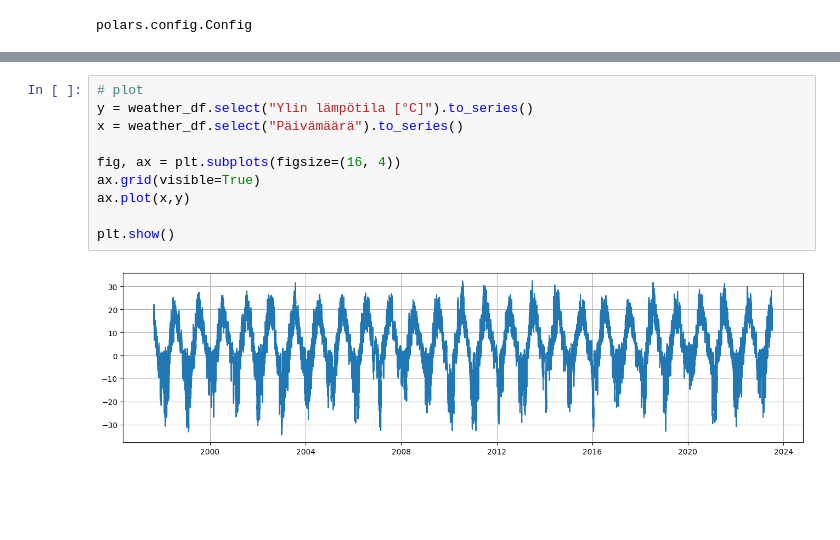
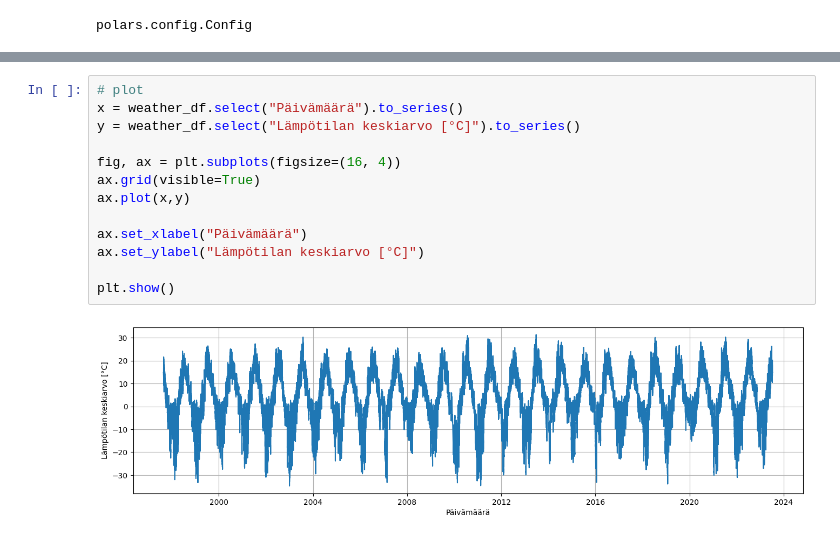
Before and after one commit to wonkybream/weather-exploration, a Jupyter notebook: Sää.ipynb, the cells around one changed output, grey strips where cells are left out. Drawn from its saved outputs; the diff is of its cells as text; blank space fills up the shorter version.

```diff
--- a/Sää.ipynb
+++ b/Sää.ipynb
@@ -89,12 +82,15 @@ weather_df.select(
 # %%
 # plot
-y = weather_df.select("Ylin lämpötila [°C]").to_series()
 x = weather_df.select("Päivämäärä").to_series()
+y = weather_df.select("Lämpötilan keskiarvo [°C]").to_series()
 
 fig, ax = plt.subplots(figsize=(16, 4))
 ax.grid(visible=True)
 ax.plot(x,y)
 
+ax.set_xlabel("Päivämäärä")
+ax.set_ylabel("Lämpötilan keskiarvo [°C]")
+
 plt.show()
 # %% [output]
-[figure, old version]
+[figure, new version]
```
Also changed, not shown: parts of 9 cells of this notebook, 1 other file.
